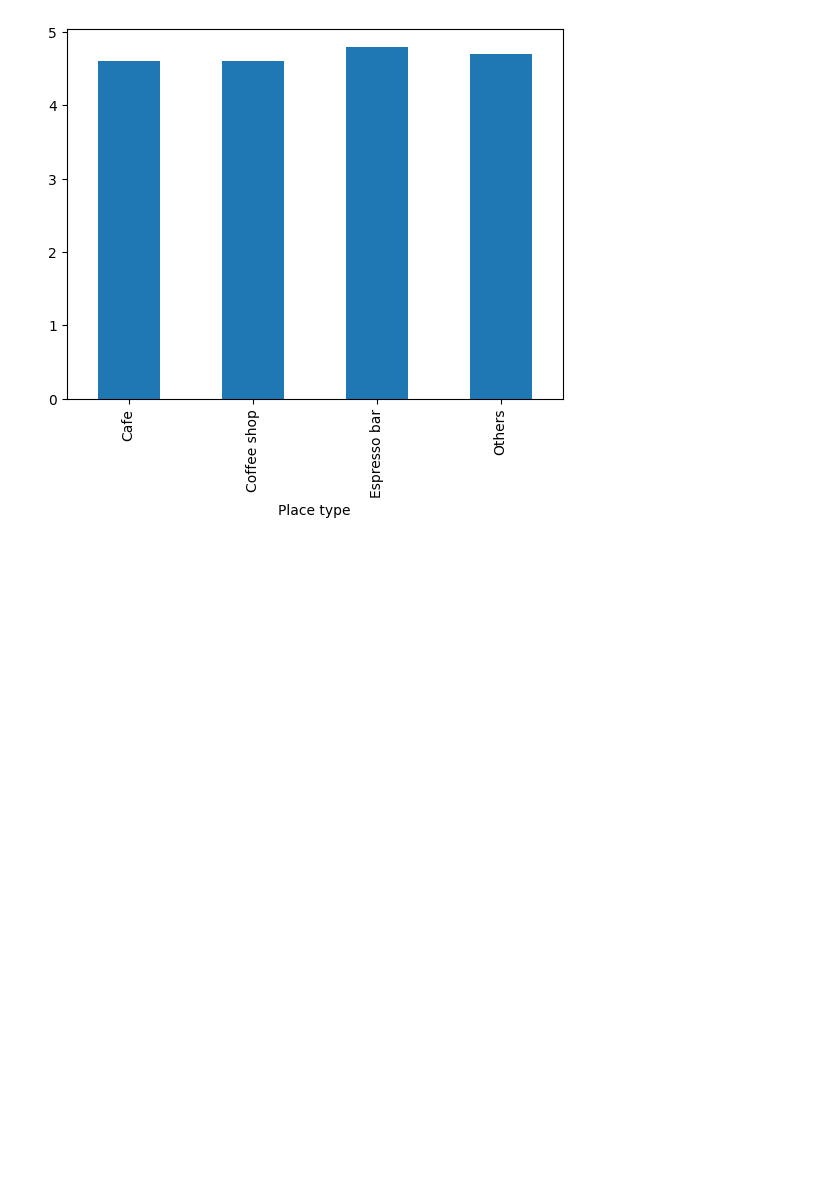
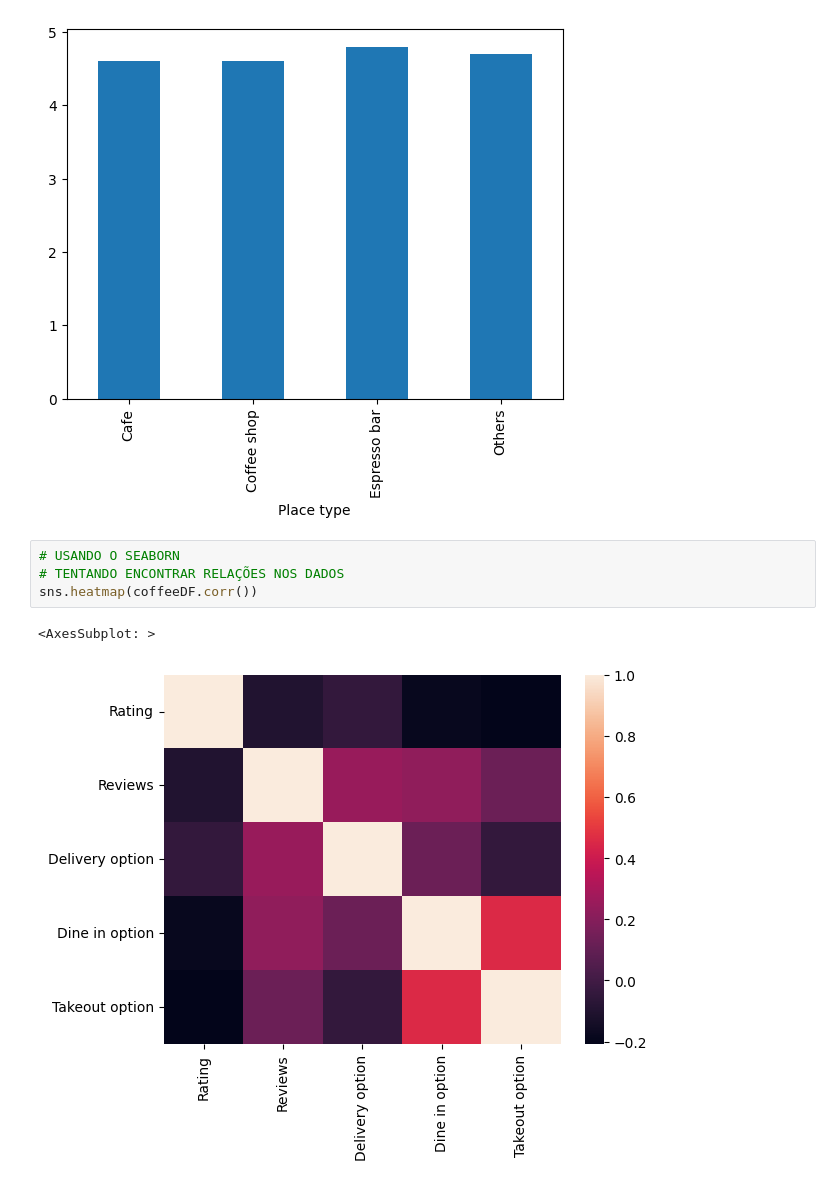
Before and after one commit to eusoulucas/coffee_shop_data_insight, a Jupyter notebook: analysis.ipynb, the cells around one changed output. Drawn from its saved outputs; the diff is of its cells as text; blank space fills up the shorter version.

```diff
--- a/analysis.ipynb
+++ b/analysis.ipynb
@@ -114,3 +115,10 @@ coffeeDF[coffeeDF['Place name'].isin(top_reviews.index)].groupby('Place type').m
 # %% [output]
 <AxesSubplot: xlabel='Place type'>
 [figure]
+# %%
+# USANDO O SEABORN
+# TENTANDO ENCONTRAR RELAÇÕES NOS DADOS
+sns.heatmap(coffeeDF.corr())
+# %% [output]
+<AxesSubplot: >
+[figure, added]
```
Also changed, not shown: parts of 4 cells of this notebook, 1 other file.
